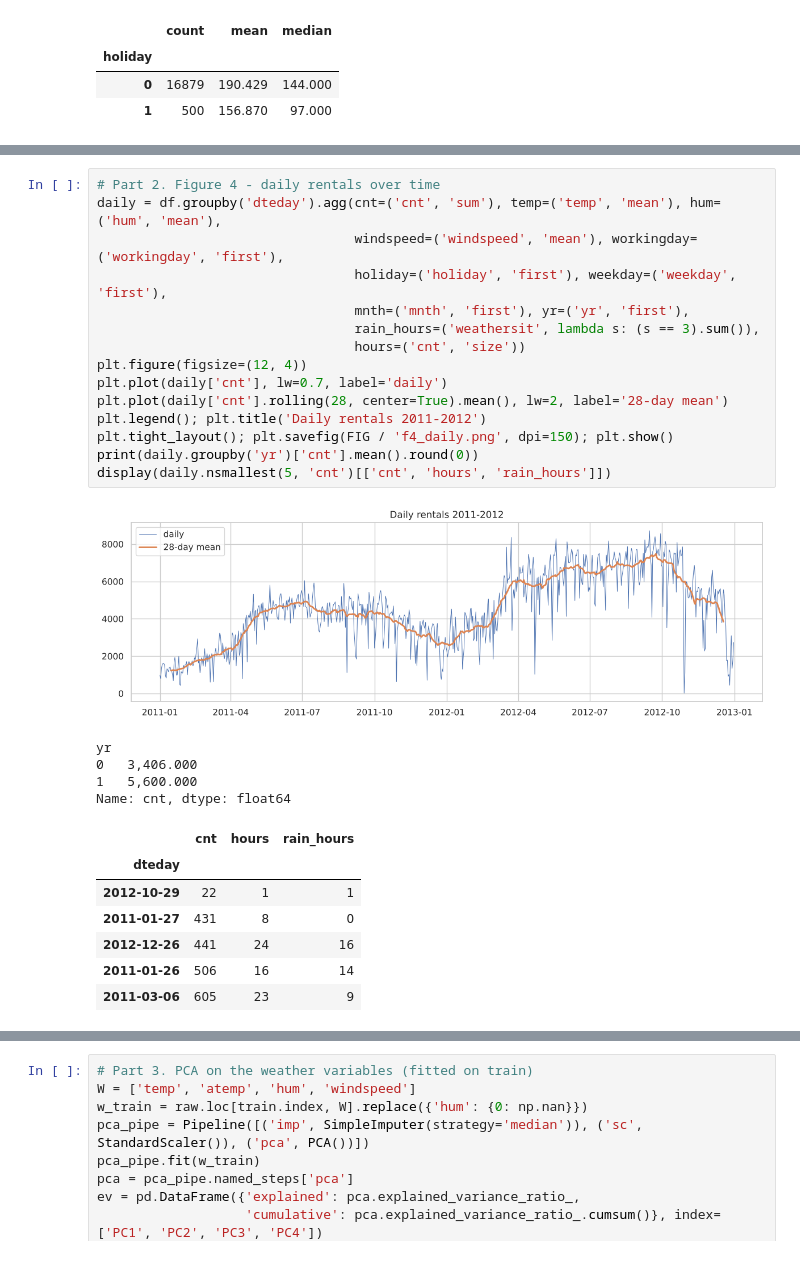
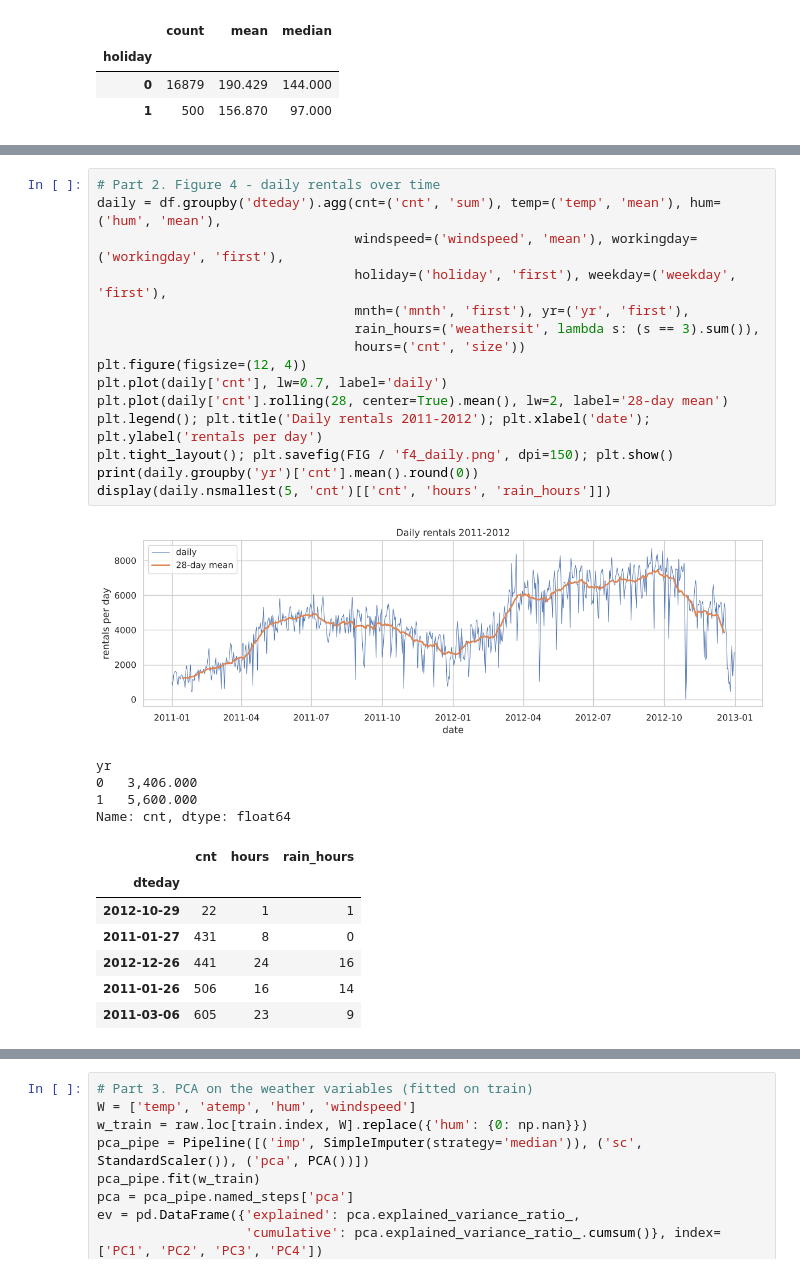
Before and after one commit to aktanseraliyev-beep/first, a Jupyter notebook: final_exam/final_exam_bike_sharing.ipynb, the cells around one changed output, grey strips where cells are left out. Saved outputs shown, nothing was run; the diff lists cells and outputs as text.

```diff
--- a/final_exam/final_exam_bike_sharing.ipynb
+++ b/final_exam/final_exam_bike_sharing.ipynb
@@ -261,20 +270,20 @@ Name: cnt, dtype: float64
 # %%
 # Part 2. Figure 4 - daily rentals over time
 daily = df.groupby('dteday').agg(cnt=('cnt', 'sum'), temp=('temp', 'mean'), hum=('hum', 'mean'),
                                  windspeed=('windspeed', 'mean'), workingday=('workingday', 'first'),
                                  holiday=('holiday', 'first'), weekday=('weekday', 'first'),
                                  mnth=('mnth', 'first'), yr=('yr', 'first'),
                                  rain_hours=('weathersit', lambda s: (s == 3).sum()),
                                  hours=('cnt', 'size'))
 plt.figure(figsize=(12, 4))
 plt.plot(daily['cnt'], lw=0.7, label='daily')
 plt.plot(daily['cnt'].rolling(28, center=True).mean(), lw=2, label='28-day mean')
-plt.legend(); plt.title('Daily rentals 2011-2012')
+plt.legend(); plt.title('Daily rentals 2011-2012'); plt.xlabel('date'); plt.ylabel('rentals per day')
 plt.tight_layout(); plt.savefig(FIG / 'f4_daily.png', dpi=150); plt.show()
 print(daily.groupby('yr')['cnt'].mean().round(0))
 display(daily.nsmallest(5, 'cnt')[['cnt', 'hours', 'rain_hours']])
 # %% [output]
-[figure, old version]
+[figure, new version]
 yr
 0   3,406.000
 1   5,600.000
```
Also changed, not shown: parts of 11 cells of this notebook, 7 other files.
